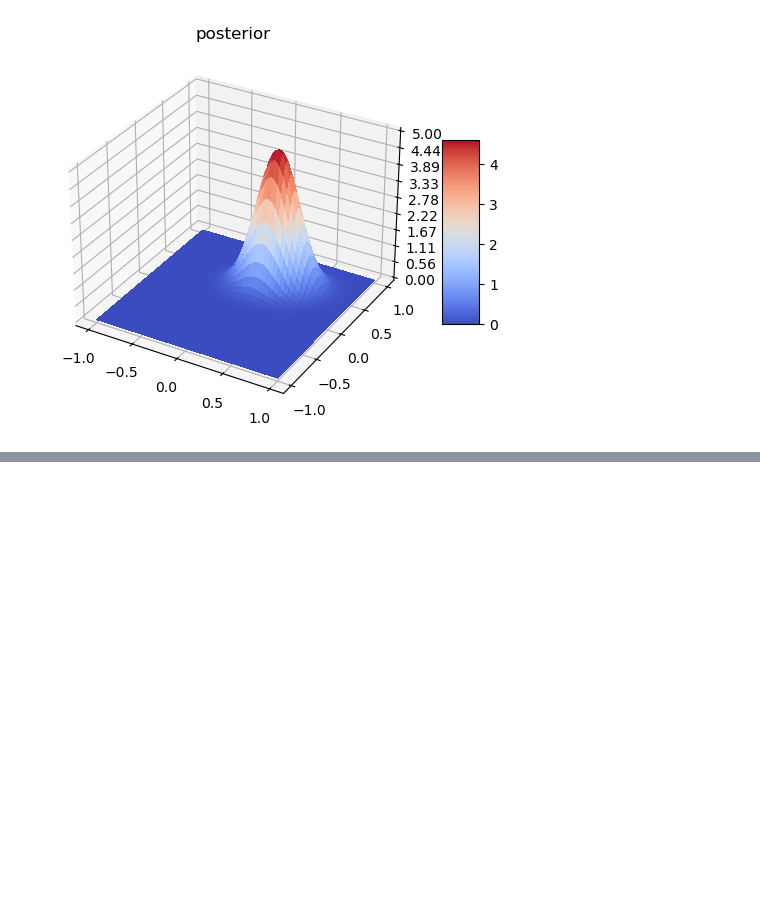
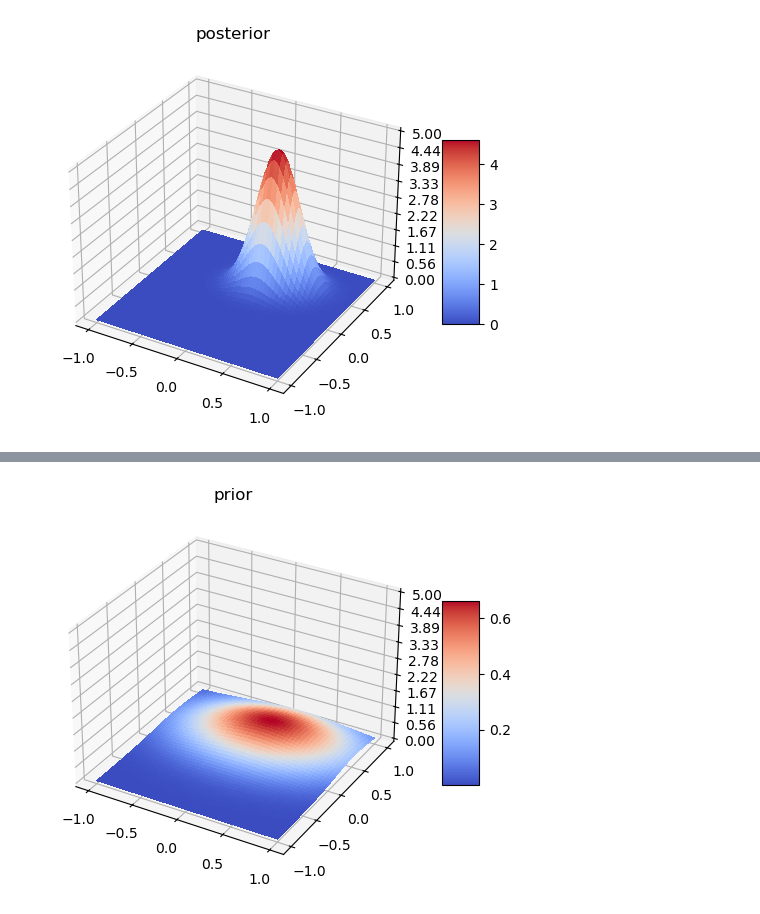
Before and after one commit to kjes4pres/GEO4902, a Jupyter notebook: Exercise 2/2.4.Data_assimilation_2Dexample.ipynb, the cells around one changed output, grey strips where cells are left out. Drawn from its saved outputs; the diff is of its cells as text; code cells hidden in the pictures; blank space fills up the shorter version.

```diff
--- a/Exercise 2/2.4.Data_assimilation_2Dexample.ipynb
+++ b/Exercise 2/2.4.Data_assimilation_2Dexample.ipynb
@@ -186,0 +221,33 @@ __Answers:__
+# %%
+B[0,0]*=4
+B[1,1]*=4
+
+
+# starting guess
+x = np.array([0.,0.])
+retval = scipy.optimize.fmin_l_bfgs_b(cost,x,args=(xb,B,xr,R))
+# x new
+x = retval[0]
+# uncertainty
+Cpost = uncertainty(x,xb,B,xr,R)
+
+print ('Results:')
+# print prior
+psigma0 = np.sqrt(B[0,0]); psigma1 = np.sqrt(B[1,1])
+prho12  = B[0,1]/(psigma0*psigma1)
+print ('Model background:     xb      =',xb[0],xb[1])
+print ('                      sigma   =',psigma0,psigma1)
+print ('                      rho     =',prho12)
+
+# print observation
+rsigma0 = np.sqrt(R[0,0]); rsigma1 = np.sqrt(R[1,1])
+rrho12  = R[0,1]/(rsigma0*rsigma1)
+print ('Observation:          xo      =',xr[0],xr[1])
+print ('                      sigma   =',rsigma0,rsigma1)
+print ('                      rho     =',rrho12)
+
+sigma0 = np.sqrt(Cpost[0,0]); sigma1 = np.sqrt(Cpost[1,1])
+rho12  = Cpost[0,1]/(sigma0*sigma1)
+print ('Solution:             x       =',x[0],x[1])
+print ('                      sigma   =',sigma0,sigma1)
+print ('                      rho     =',rho12)
@@ -186,0 +265,4 @@ __Answers:__
+# %%
+plotGauss3D(xb[0],xb[1],psigma0,psigma1,prho12,vminmax=[0,5],title='prior')
+# %% [output]
+[figure, added]
```
Also changed, not shown: parts of 12 cells of this notebook.
